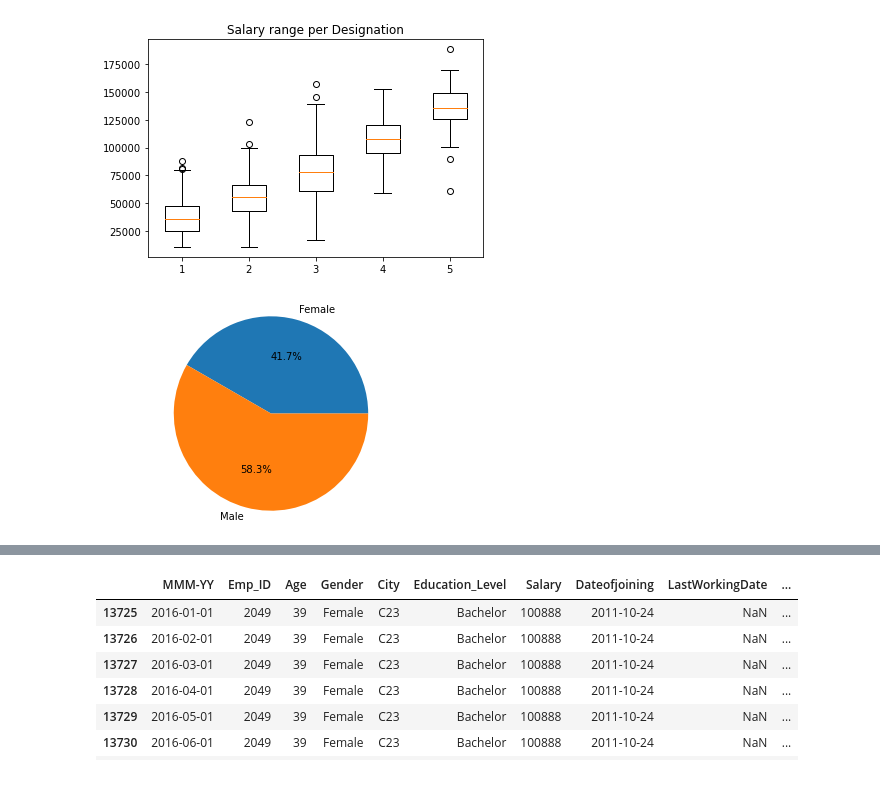
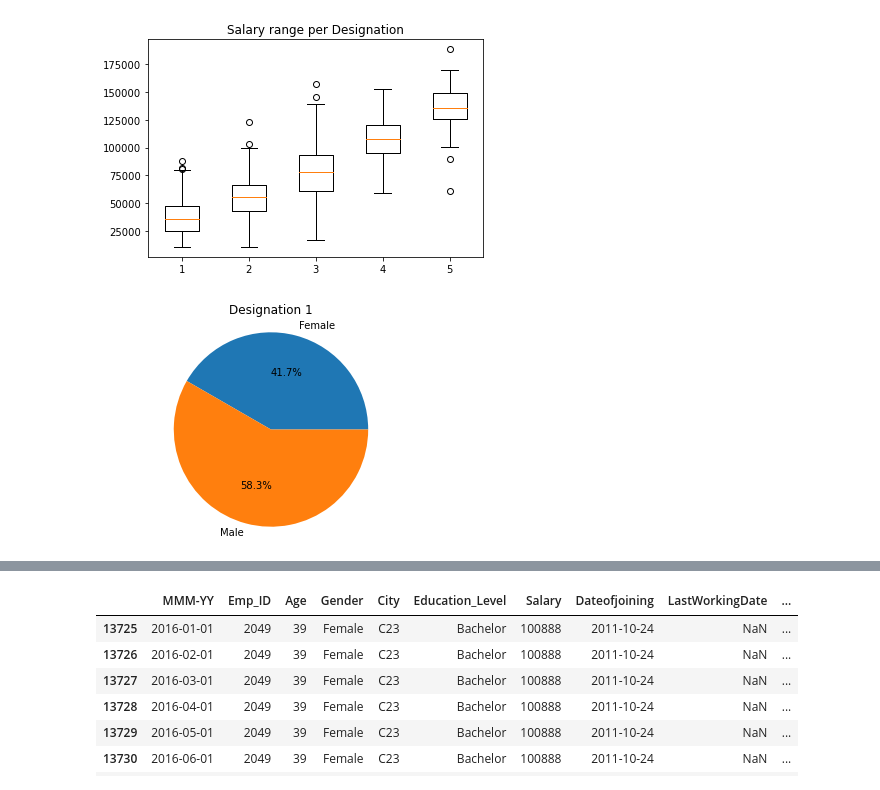
Before and after one commit to shanCH3n/Project1-DAbootcamp-Grp2, a Jupyter notebook: 01_Data/EmployeeAttrition_Designation.ipynb, the cells around one changed output, grey strips where cells are left out. Drawn from its saved outputs; the diff is of its cells as text; code cells hidden in the pictures.

Commit message:
fix y labels on bar charts, plot bar charts for all designations. Pie charts gender breakdown 5 designations. Bar chart Salary by Gender 5 designations

```diff
--- a/01_Data/EmployeeAttrition_Designation.ipynb
+++ b/01_Data/EmployeeAttrition_Designation.ipynb
@@ -123,32 +192,36 @@ plt.show()
 # %%
 # gender % per designation pie charts
 
 s_d1 = des1_df.sort_values(["MMM-YY",'Emp_ID'], ascending = False)
 s_d1 = des1_df.drop_duplicates(subset = 'Emp_ID', keep = 'first').reset_index(drop = True)
 
 s_d2 = des2_df.sort_values(["MMM-YY",'Emp_ID'], ascending = False)
 s_d2 = des2_df.drop_duplicates(subset = 'Emp_ID', keep = 'first').reset_index(drop = True)
 
 s_d3 = des3_df.sort_values(["MMM-YY",'Emp_ID'], ascending = False)
 s_d3 = des3_df.drop_duplicates(subset = 'Emp_ID', keep = 'first').reset_index(drop = True)
 
 s_d4 = des4_df.sort_values(["MMM-YY",'Emp_ID'], ascending = False)
 s_d4 = des4_df.drop_duplicates(subset = 'Emp_ID', keep = 'first').reset_index(drop = True)
 
 s_d5 = des5_df.sort_values(["MMM-YY",'Emp_ID'], ascending = False)
 s_d5 = des5_df.drop_duplicates(subset = 'Emp_ID', keep = 'first').reset_index(drop = True)
 
 gen_d1 = s_d1.groupby('Gender').count()
 gen_d2 = s_d2.groupby('Gender').count()
 gen_d3 = s_d3.groupby('Gender').count()
 gen_d4 = s_d4.groupby('Gender').count()
 gen_d5 = s_d5.groupby('Gender').count()
-gen_d5
+
 
 #plot d1 pie chart
 labels = ['Female','Male']
-plt.pie(gen_d1['Emp_ID'], labels=labels,autopct="%1.1f%%")
+
+# pie_1 = gen_d1.plot(kind='pie', y='Gender')
+plt.pie(gen_d1['Emp_ID'], labels=labels, autopct="%1.1f%%")
+
 plt.axis('equal')
+plt.title('Designation 1')
 plt.show()
 # %% [output]
-[figure, old version]
+[figure, new version]
```
Also changed, not shown: parts of 25 cells of this notebook.
